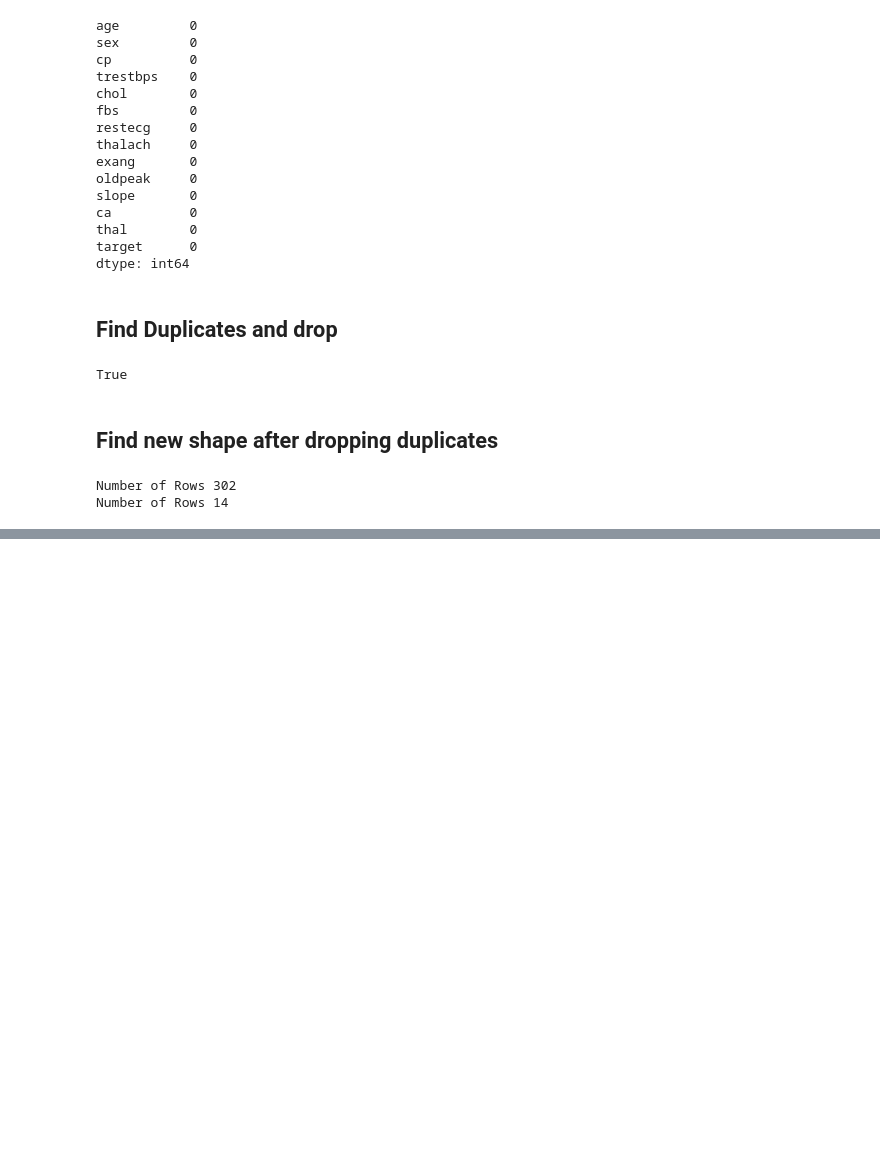
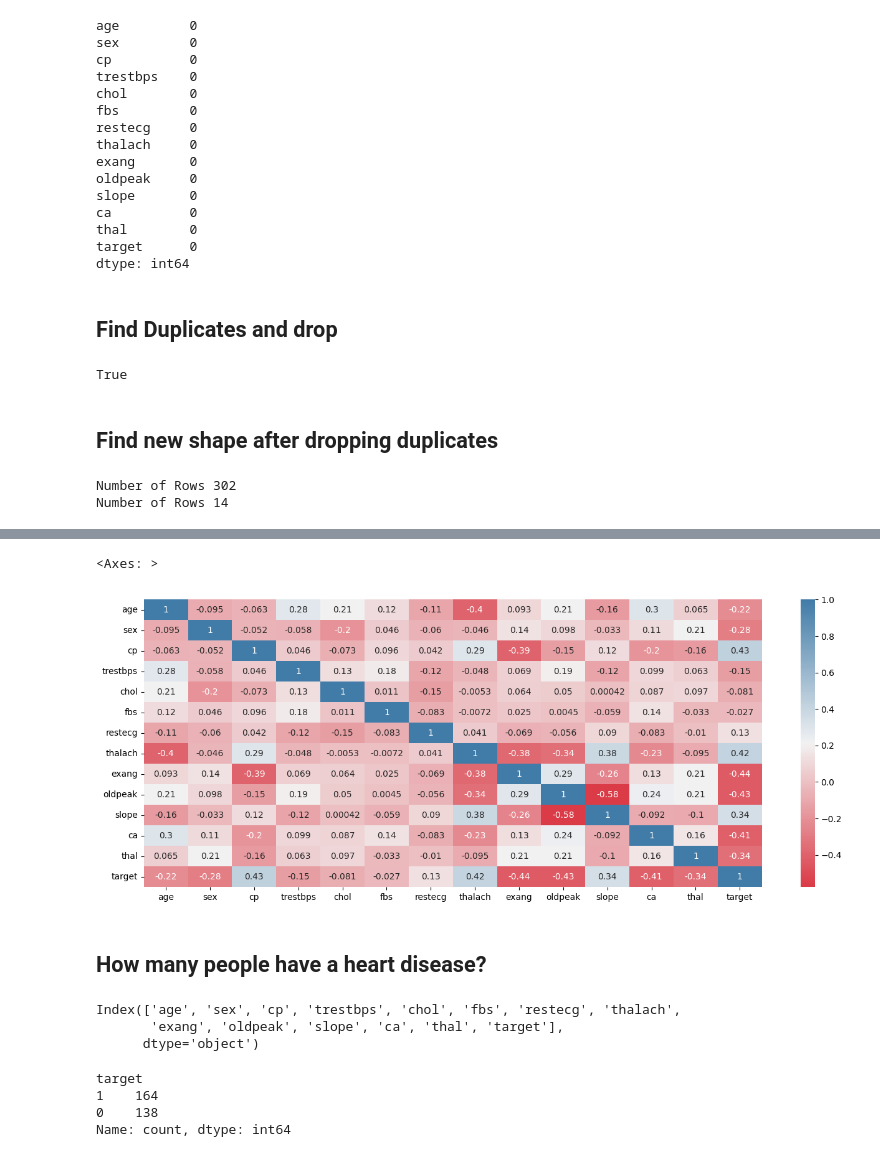
Before and after one commit to 4redi/Heart-Analysis, a Jupyter notebook: Heart Analysis.ipynb, the cells around one changed output, grey strips where cells are left out. Cells and saved outputs as stored; diff of their text form; code cells hidden in the pictures; blank space fills up the shorter version.

Commit message:
Will work on other graphs

```diff
--- a/Heart Analysis.ipynb
+++ b/Heart Analysis.ipynb
@@ -100,0 +125,21 @@ Number of Rows 14
+# %%
+plt.figure(figsize=(16,6))
+sns.heatmap(df.corr(),annot=True,cmap=sns.diverging_palette(10,240,n=240))
+# %% [output]
+<Axes: >
+[figure, added]
+# %% [markdown]
+## How many people have a heart disease?
+# %%
+df.columns
+# %% [output]
+Index(['age', 'sex', 'cp', 'trestbps', 'chol', 'fbs', 'restecg', 'thalach',
+       'exang', 'oldpeak', 'slope', 'ca', 'thal', 'target'],
+      dtype='object')
+# %%
+df['target'].value_counts()
+# %% [output]
+target
+1    164
+0    138
+Name: count, dtype: int64
```
Also changed, not shown: parts of 22 cells of this notebook.
